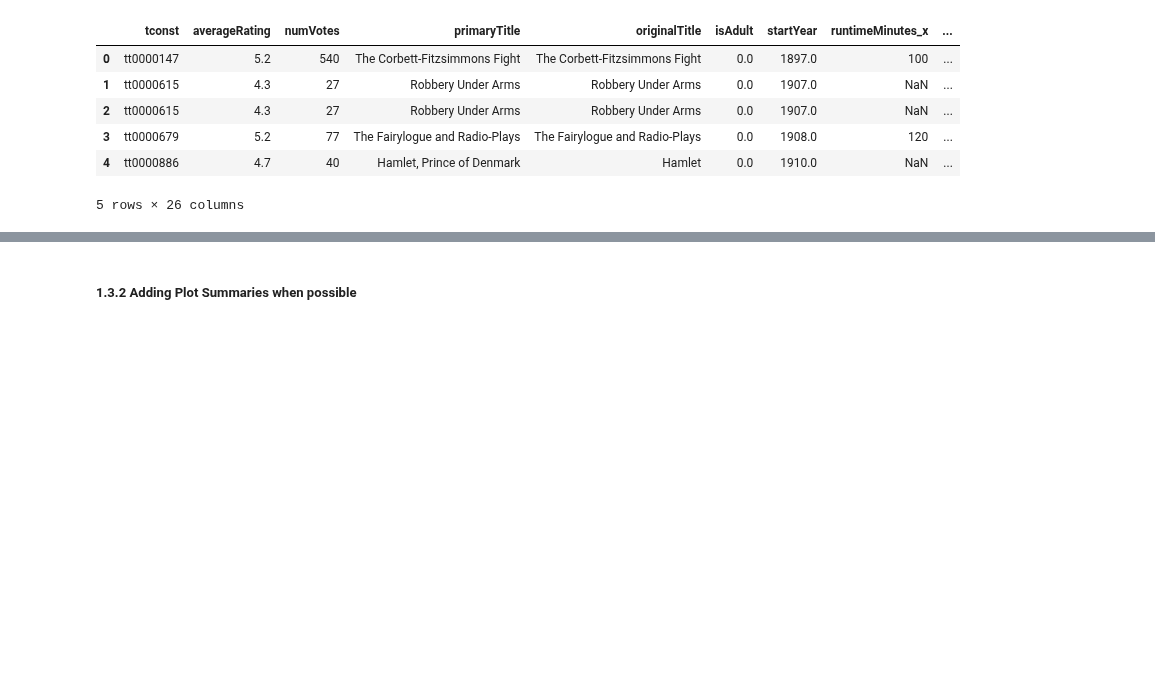
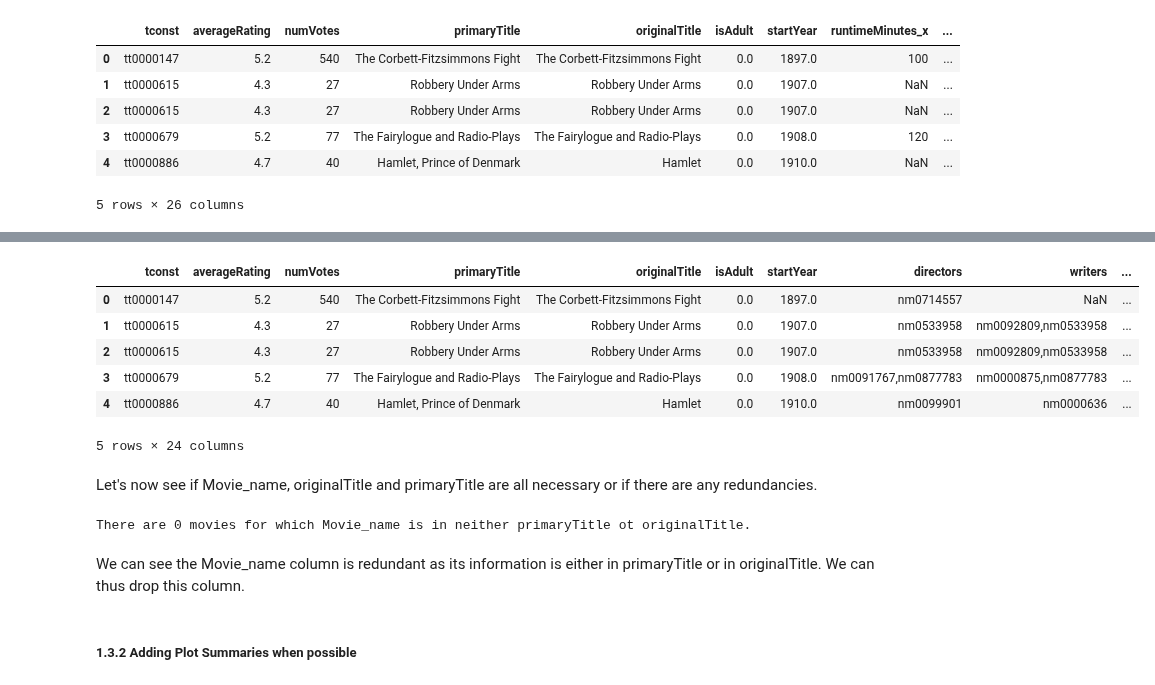
Before and after one commit to epfl-ada/ada-2024-project-kungfupandas24, a Jupyter notebook: results.ipynb, the cells around one changed output, grey strips where cells are left out. Drawn from its saved outputs; the diff is of its cells as text; code cells hidden in the pictures; blank space fills up the shorter version.

```diff
--- a/results.ipynb
+++ b/results.ipynb
@@ -12,7 +12,7 @@ import matplotlib.pyplot as plt
 # %% [markdown]
 #### 1.1 CMU Dataset
 # %%
-CMU_movies = pd.read_csv("./data/CMU/filtered_movie_metadata_TEMPORARY.csv", delimiter=",", skipinitialspace=True)
+CMU_movies = pd.read_csv("./data/CMU/filtered_movie_metadata.csv", delimiter=",", skipinitialspace=True)
 
 # If there's an extra unnamed column, drop it
 if "Unnamed: 0" in CMU_movies.columns:
@@ -204,0 +243,30 @@ The resulting dataframe has 46,685 rows.
+# %%
+# Combining all non-null values from runtimeMinutes_x and runtimeMinutes_y into runtimeMinutes.
+movie_df["runtimeMinutes"] = movie_df["runtimeMinutes_x"].combine_first(movie_df["runtimeMinutes_y"])
+
+# Dropping the unnecessary columns.
+movie_df.drop(columns=["runtimeMinutes_x", "runtimeMinutes_y", "genres_x"], inplace=True)
+
+# Renaming the column to Genres.
+movie_df.rename(columns={"genres_y":"Genres"}, inplace=True)
+movie_df.head()
+# %% [output]
+|  | tconst | averageRating | numVotes | primaryTitle | originalTitle | isAdult | startYear | directors | writers | ... |
+| 0 | tt0000147 | 5.2 | 540 | The Corbett-Fitzsimmons Fight | The Corbett-Fitzsimmons Fight | 0.0 | 1897.0 | nm0714557 | NaN | ... |
+| 1 | tt0000615 | 4.3 | 27 | Robbery Under Arms | Robbery Under Arms | 0.0 | 1907.0 | nm0533958 | nm0092809,nm0533958 | ... |
+| 2 | tt0000615 | 4.3 | 27 | Robbery Under Arms | Robbery Under Arms | 0.0 | 1907.0 | nm0533958 | nm0092809,nm0533958 | ... |
+| 3 | tt0000679 | 5.2 | 77 | The Fairylogue and Radio-Plays | The Fairylogue and Radio-Plays | 0.0 | 1908.0 | nm0091767,nm0877783 | nm0000875,nm0877783 | ... |
+| 4 | tt0000886 | 4.7 | 40 | Hamlet, Prince of Denmark | Hamlet | 0.0 | 1910.0 | nm0099901 | nm0000636 | ... |
+5 rows × 24 columns
+# %% [markdown]
+Let's now see if Movie_name, originalTitle and primaryTitle are all necessary or if there are any redundancies.
+# %%
+test1 = movie_df["Movie_name"] == movie_df["primaryTitle"]
+test2 = movie_df["Movie_name"] == movie_df["originalTitle"]
+
+# Checking if there are any movies for which Movie_name is not either in primaryTitle or originalTitle
+print(f"There are {(~(test1 | test2)).sum().item()} movies for which Movie_name is in neither primaryTitle ot originalTitle.")
+# %% [output]
+There are 0 movies for which Movie_name is in neither primaryTitle ot originalTitle.
+# %% [markdown]
+We can see the Movie_name column is redundant as its information is either in primaryTitle or in originalTitle. We can thus drop this column.
```
Also changed, not shown: parts of 13 cells of this notebook, 4 other files.
